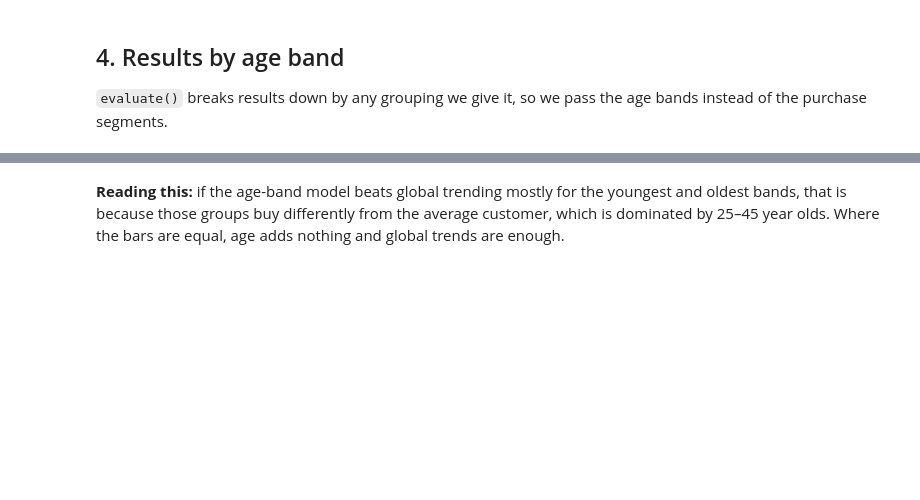
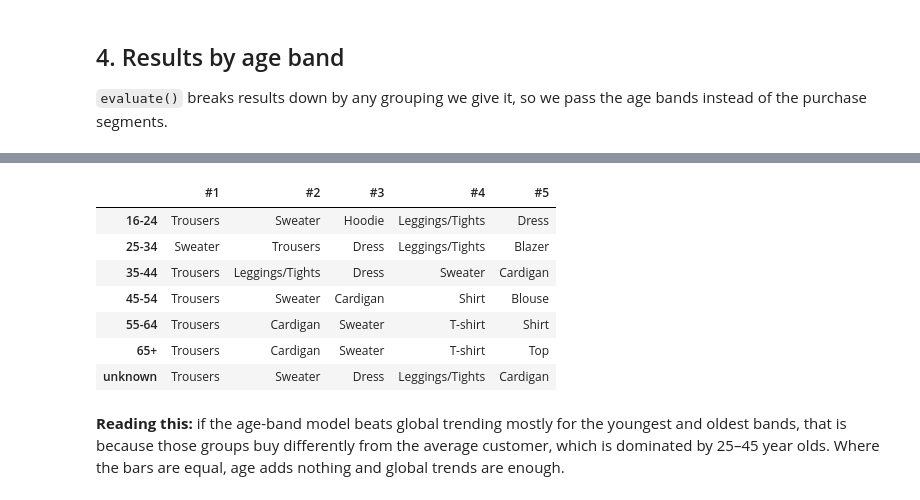
Before and after one commit to jadebeeks/hm-fashion-recommender, a Jupyter notebook: notebooks/02_baselines.ipynb, the cells around one changed output, grey strips where cells are left out. Drawn from its saved outputs; the diff is of its cells as text; code cells hidden in the pictures; blank space fills up the shorter version.

```diff
--- a/notebooks/02_baselines.ipynb
+++ b/notebooks/02_baselines.ipynb
@@ -166,12 +216,23 @@ plt.tight_layout(); plt.savefig(FIG_DIR / "m2_hit_rate_by_age.png", dpi=150); pl
 # %%
 # What each age band is shown: the top 5 product types per band
 age_model = models["Popularity by age band"]
 top_types = {}
 for band in band_order:
     ids = age_model.recommend_band(band, k=12)
     top_types[band] = (articles.set_index("article_id").loc[ids, "product_type_name"]
                        .value_counts().head(5).index.tolist())
-pd.DataFrame.from_dict(top_types, orient="index", columns=[f"#{i}" for i in range(1, 6)])
+top_df = pd.DataFrame.from_dict(top_types, orient="index")
+top_df.columns = [f"#{i}" for i in range(1, top_df.shape[1] + 1)]
+top_df
+# %% [output]
+|  | #1 | #2 | #3 | #4 | #5 |
+| 16-24 | Trousers | Sweater | Hoodie | Leggings/Tights | Dress |
+| 25-34 | Sweater | Trousers | Dress | Leggings/Tights | Blazer |
+| 35-44 | Trousers | Leggings/Tights | Dress | Sweater | Cardigan |
+| 45-54 | Trousers | Sweater | Cardigan | Shirt | Blouse |
+| 55-64 | Trousers | Cardigan | Sweater | T-shirt | Shirt |
+| 65+ | Trousers | Cardigan | Sweater | T-shirt | Top |
+| unknown | Trousers | Sweater | Dress | Leggings/Tights | Cardigan |
 # %% [markdown]
 **Reading this:** if the age-band model beats global trending mostly for the youngest and oldest bands, that is because those groups buy differently from the average customer, which is dominated by 25–45 year olds. Where the bars are equal, age adds nothing and global trends are enough.
 # %% [markdown]
```
Also changed, not shown: parts of 10 cells of this notebook, 3 other files.
